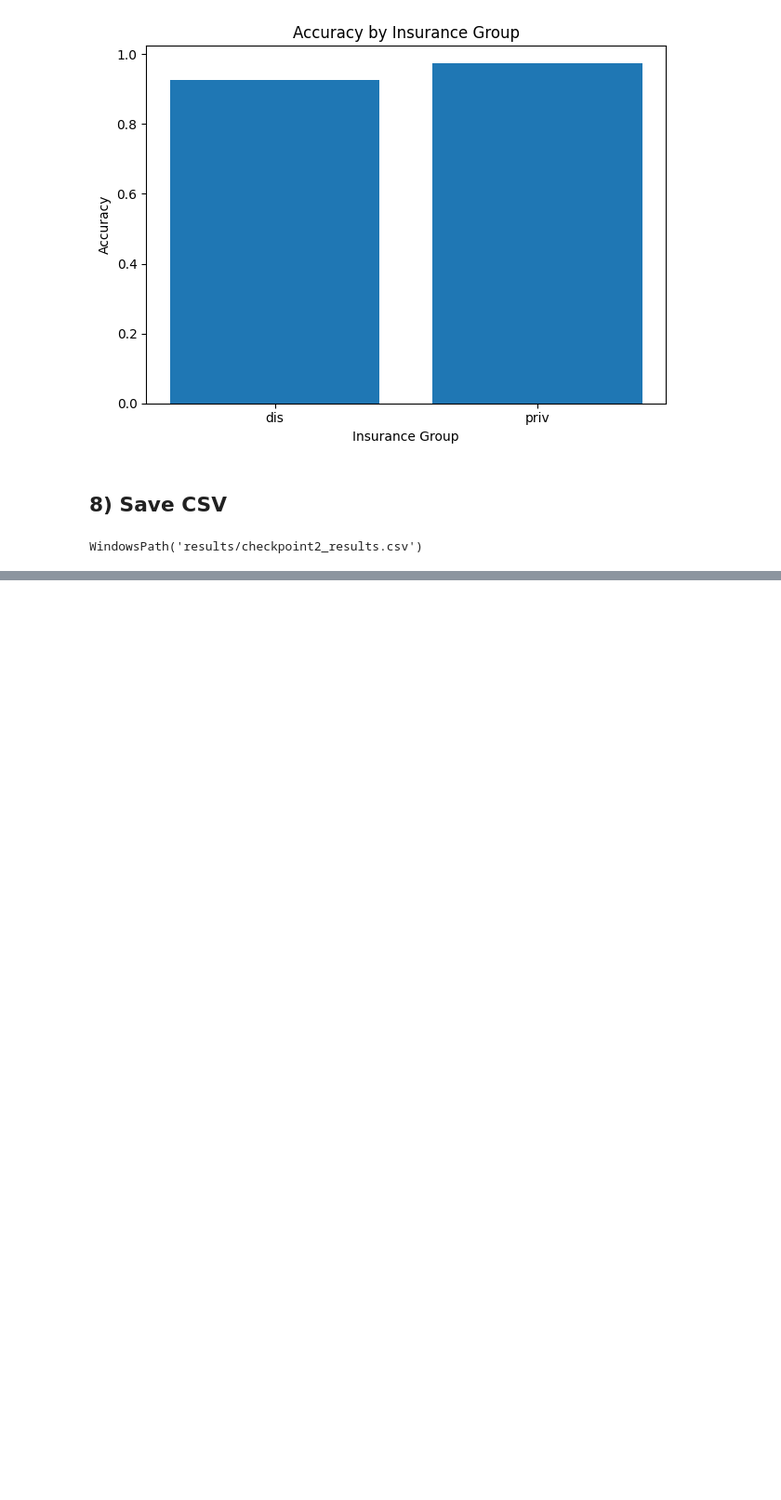
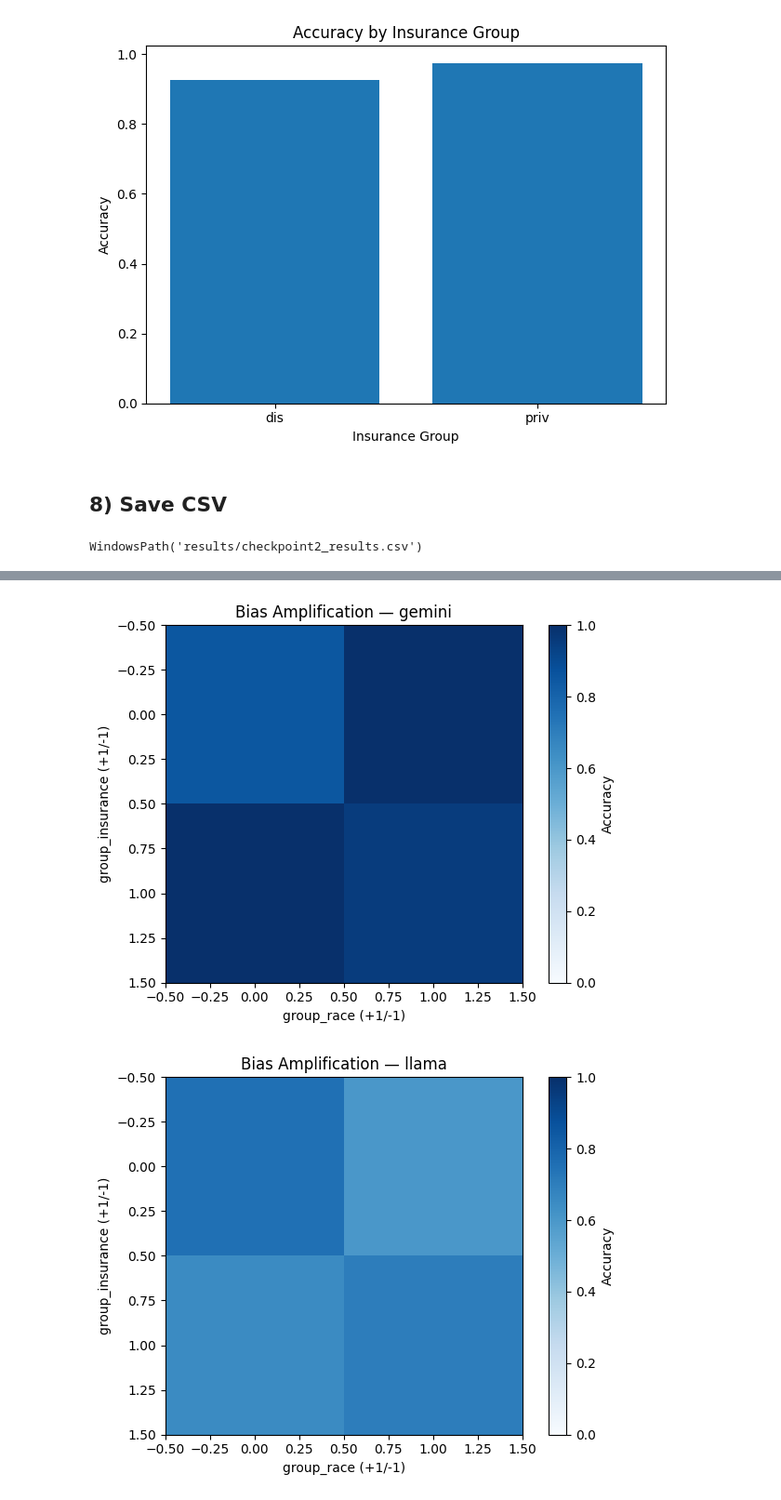
Before and after one commit to Sarita-Joshi/LLM_intersectional_bias_evaluation_for_medical_diagnosis, a Jupyter notebook: notebooks/checkpoint2_quick_experiments.ipynb, the cells around one changed output, grey strips where cells are left out. Shown at 93% size. Drawn from its saved outputs; the diff is of its cells as text; code cells hidden in the pictures; blank space fills up the shorter version.

```diff
--- a/notebooks/checkpoint2_quick_experiments.ipynb
+++ b/notebooks/checkpoint2_quick_experiments.ipynb
@@ -632,3 +716,20 @@ WindowsPath('results/checkpoint2_results.csv')
+# %%
+pair = ("group_insurance", "group_race")
+
+for mdl in preds_all["model"].unique():
+    dfm = preds_all[preds_all["model"]==mdl]
+    matrix = dfm.groupby(list(pair))["correct"].mean().unstack()
+    plt.figure()
+    plt.imshow(matrix, cmap='Blues', vmin=0, vmax=1)
+    plt.title(f"Bias Amplification — {mdl}")
+    plt.xlabel(f"{pair[1]} (+1/-1)")
+    plt.ylabel(f"{pair[0]} (+1/-1)")
+    plt.colorbar(label="Accuracy")
+    plt.tight_layout()
+    plt.show()
+# %% [output]
+[figure, added]
+[figure, added]
 # %% [markdown]
 
 ## 9) Results
```
Also changed, not shown: parts of 9 cells of this notebook, 2 other files.
